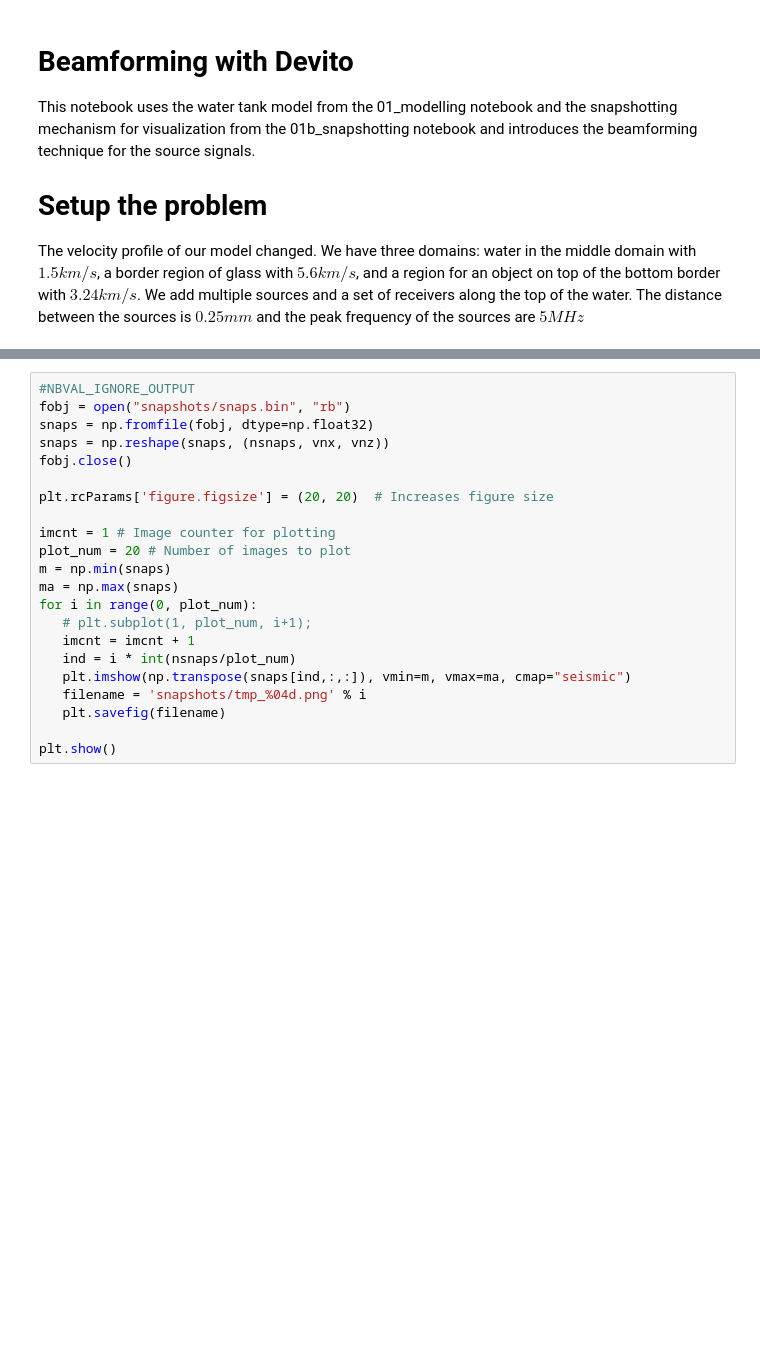
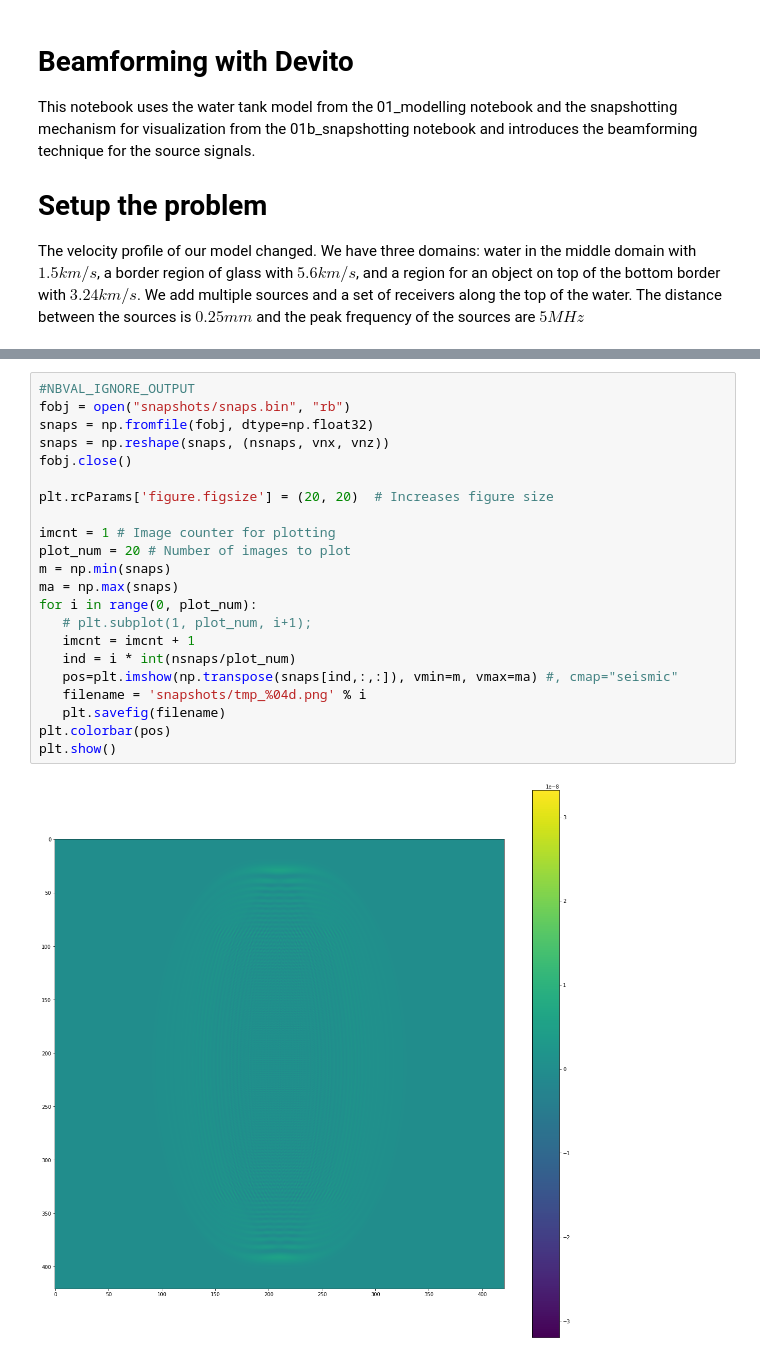
Before and after one commit to bgd54/sonar-FWI, a Jupyter notebook: water_tank/04_beamforming.ipynb, the cells around one changed output, grey strips where cells are left out. Cells and saved outputs as stored; diff of their text form; blank space fills up the shorter version.

```diff
--- a/water_tank/04_beamforming.ipynb
+++ b/water_tank/04_beamforming.ipynb
@@ -136,22 +151,24 @@ plot_shotrecord(rec.data, model, t0, tn)
 # %%
 #NBVAL_IGNORE_OUTPUT
 fobj = open("snapshots/snaps.bin", "rb")
 snaps = np.fromfile(fobj, dtype=np.float32)
 snaps = np.reshape(snaps, (nsnaps, vnx, vnz))
 fobj.close()
 
 plt.rcParams['figure.figsize'] = (20, 20)  # Increases figure size
 
 imcnt = 1 # Image counter for plotting
 plot_num = 20 # Number of images to plot
 m = np.min(snaps)
 ma = np.max(snaps)
 for i in range(0, plot_num):
    # plt.subplot(1, plot_num, i+1);
    imcnt = imcnt + 1
    ind = i * int(nsnaps/plot_num)
-   plt.imshow(np.transpose(snaps[ind,:,:]), vmin=m, vmax=ma, cmap="seismic")
+   pos=plt.imshow(np.transpose(snaps[ind,:,:]), vmin=m, vmax=ma) #, cmap="seismic"
    filename = 'snapshots/tmp_%04d.png' % i
    plt.savefig(filename)
-
+plt.colorbar(pos)
 plt.show()
+# %% [output]
+[figure, added]
```
Also changed, not shown: parts of 4 cells of this notebook.
